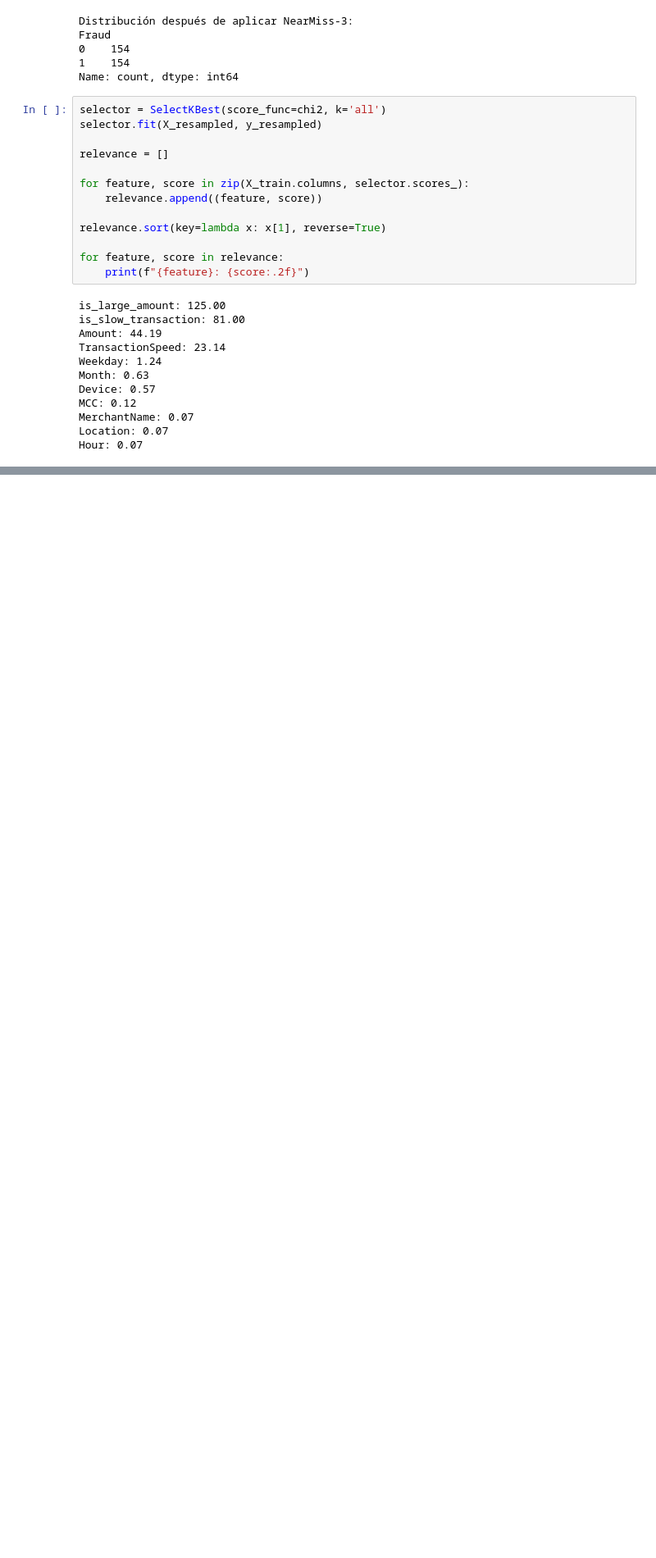
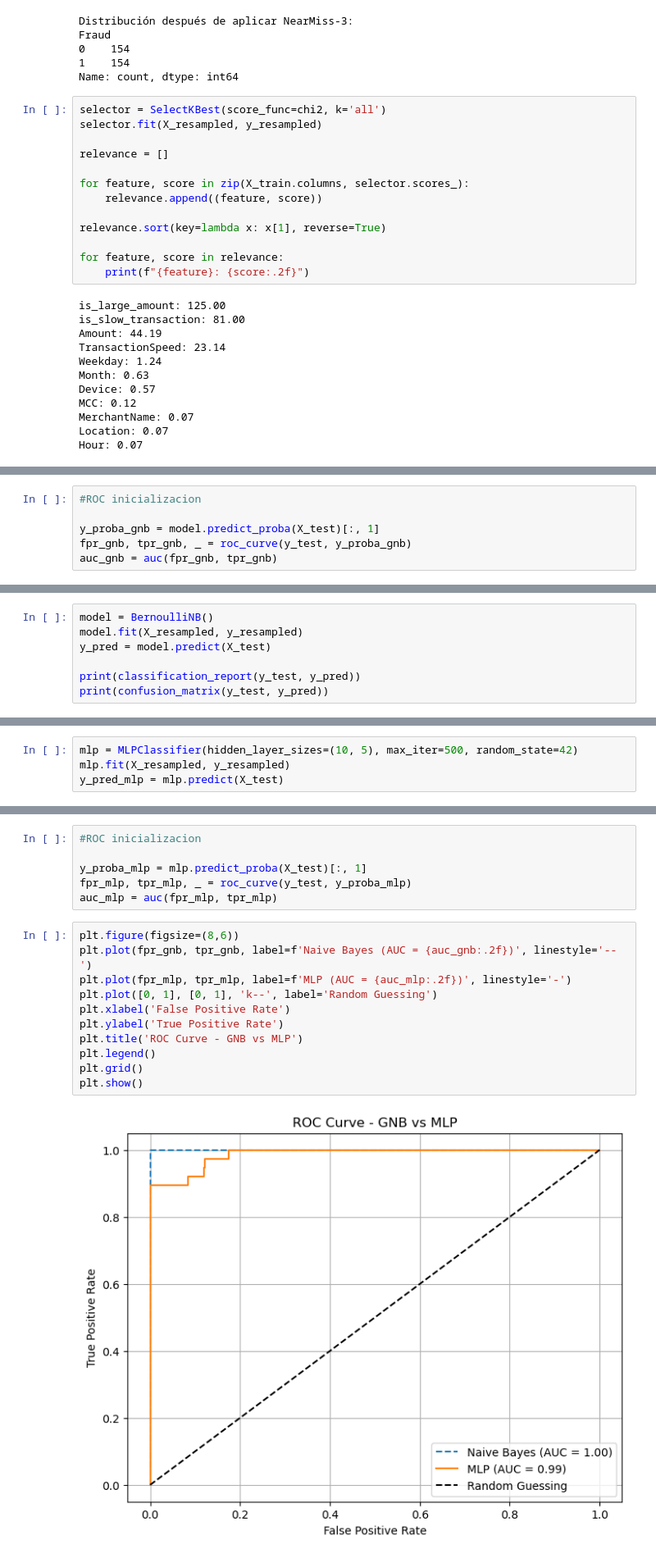
Before and after one commit to Giorgio6846/TrabajoParcial-ML, a Jupyter notebook: EDA.ipynb, the cells around one changed output, grey strips where cells are left out. Shown: that part at 82% size. Drawn from its saved outputs; the diff is of its cells as text; blank space fills up the shorter version.

```diff
--- a/EDA.ipynb
+++ b/EDA.ipynb
@@ -258,3 +255,9 @@ print(confusion_matrix(y_test, y_pred))
 # %% [output]
 [[1962    0]
  [   6   32]]
+# %%
+#ROC inicializacion
+
+y_proba_gnb = model.predict_proba(X_test)[:, 1]
+fpr_gnb, tpr_gnb, _ = roc_curve(y_test, y_proba_gnb)
+auc_gnb = auc(fpr_gnb, tpr_gnb)
@@ -260,0 +268,7 @@ print(confusion_matrix(y_test, y_pred))
+# %%
+model = BernoulliNB()
+model.fit(X_resampled, y_resampled)
+y_pred = model.predict(X_test)
+
+print(classification_report(y_test, y_pred))
+print(confusion_matrix(y_test, y_pred))
@@ -260,0 +289,4 @@ print(confusion_matrix(y_test, y_pred))
+# %%
+mlp = MLPClassifier(hidden_layer_sizes=(10, 5), max_iter=500, random_state=42)
+mlp.fit(X_resampled, y_resampled)
+y_pred_mlp = mlp.predict(X_test)
@@ -260,0 +298,19 @@ print(confusion_matrix(y_test, y_pred))
+# %%
+#ROC inicializacion
+
+y_proba_mlp = mlp.predict_proba(X_test)[:, 1]
+fpr_mlp, tpr_mlp, _ = roc_curve(y_test, y_proba_mlp)
+auc_mlp = auc(fpr_mlp, tpr_mlp)
+# %%
+plt.figure(figsize=(8,6))
+plt.plot(fpr_gnb, tpr_gnb, label=f'Naive Bayes (AUC = {auc_gnb:.2f})', linestyle='--')
+plt.plot(fpr_mlp, tpr_mlp, label=f'MLP (AUC = {auc_mlp:.2f})', linestyle='-')
+plt.plot([0, 1], [0, 1], 'k--', label='Random Guessing')
+plt.xlabel('False Positive Rate')
+plt.ylabel('True Positive Rate')
+plt.title('ROC Curve - GNB vs MLP')
+plt.legend()
+plt.grid()
+plt.show()
+# %% [output]
+[figure, added]
```
Also changed, not shown: parts of 14 cells of this notebook.
